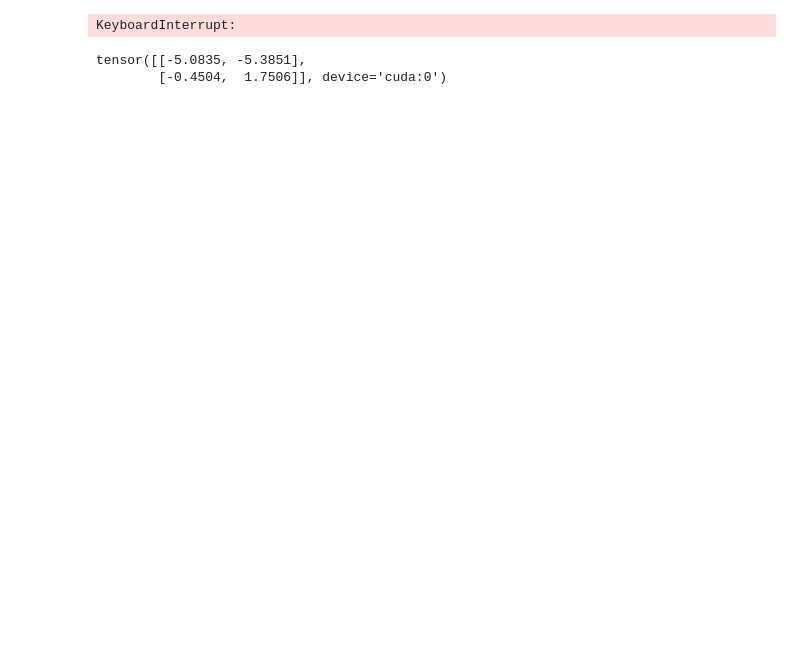
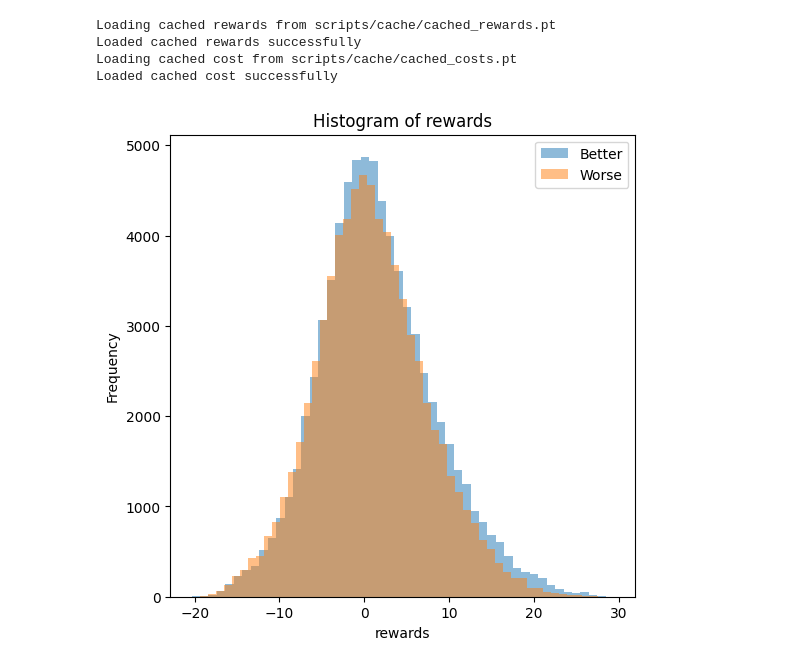
Before and after one commit to ihounie/pd-alignment, a Jupyter notebook: dataset_exploration.ipynb, the cells around one changed output. Saved outputs shown, nothing was run; the diff lists cells and outputs as text; code cells hidden in the pictures; blank space fills up the shorter version.

```diff
--- a/dataset_exploration.ipynb
+++ b/dataset_exploration.ipynb
@@ -139,21 +96,0 @@ reward = reward_model(
-# %%
-from tqdm import tqdm
-rewards = torch.zeros(
-            (len(train_dataloader.dataset), train_dataloader.dataset.num_respones)
-        ).cuda()
-for batch in tqdm(train_dataloader):
-    rewards[batch['index'], 0] = reward_model(
-    batch["better_input_ids"].cuda(),
-    attention_mask=batch["better_attention_mask"].cuda(),
-    ).end_scores.squeeze(dim=-1)
-    rewards[batch['index'], 1] = reward_model(
-        batch["worse_input_ids"].cuda(),
-        attention_mask=batch["worse_attention_mask"].cuda(),
-    ).end_scores.squeeze(dim=-1)
-# %% [output]
-KeyboardInterrupt:
-# %%
-rewards[batch['index']]
-# %% [output]
-tensor([[-5.0835, -5.3851],
-        [-0.4504,  1.7506]], device='cuda:0')
@@ -182,0 +97,43 @@ cost = cost_model(
+# %%
+import os
+
+rewards_cache_path = "scripts/cache/cached_rewards.pt"
+
+# Load cached rewards if available and not recomputing
+if os.path.exists(rewards_cache_path):
+    print(f"Loading cached rewards from {rewards_cache_path}")
+    rewards = torch.load(rewards_cache_path)
+    print("Loaded cached rewards successfully")
+
+
+cost_cache_path = "scripts/cache/cached_costs.pt"
+
+# Load cached rewards if available and not recomputing
+if os.path.exists(cost_cache_path):
+    print(f"Loading cached cost from {cost_cache_path}")
+    cost = torch.load(cost_cache_path)
+    print("Loaded cached cost successfully")
+# %% [output]
+Loading cached rewards from scripts/cache/cached_rewards.pt
+Loaded cached rewards successfully
+Loading cached cost from scripts/cache/cached_costs.pt
+Loaded cached cost successfully
+# %%
+# Plot the cocient of rewards column0 vs column1
+import matplotlib.pyplot as plt
+import numpy as np
+import torch
+
+
+rewards_plot = rewards.cpu().numpy()
+# Histogram of costs safwe and unsafe
+plt.figure(figsize=(6, 6))
+plt.hist(rewards_plot[:,0], bins=50, alpha=0.5)
+plt.hist(rewards_plot[:,1], bins=50, alpha=0.5)
+plt.legend(["Better", "Worse"])
+plt.xlabel("rewards")
+plt.ylabel("Frequency")
+plt.title("Histogram of rewards")
+plt.show()
+# %% [output]
+[figure, added]
```
Also changed, not shown: parts of 16 cells of this notebook, 9 other files.
